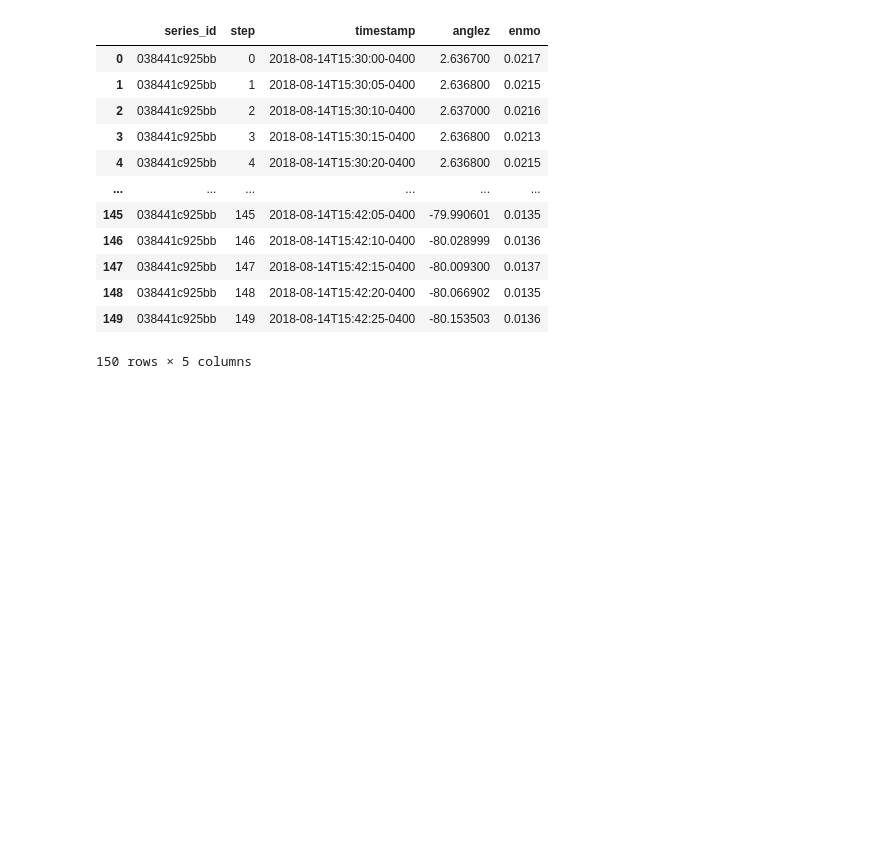
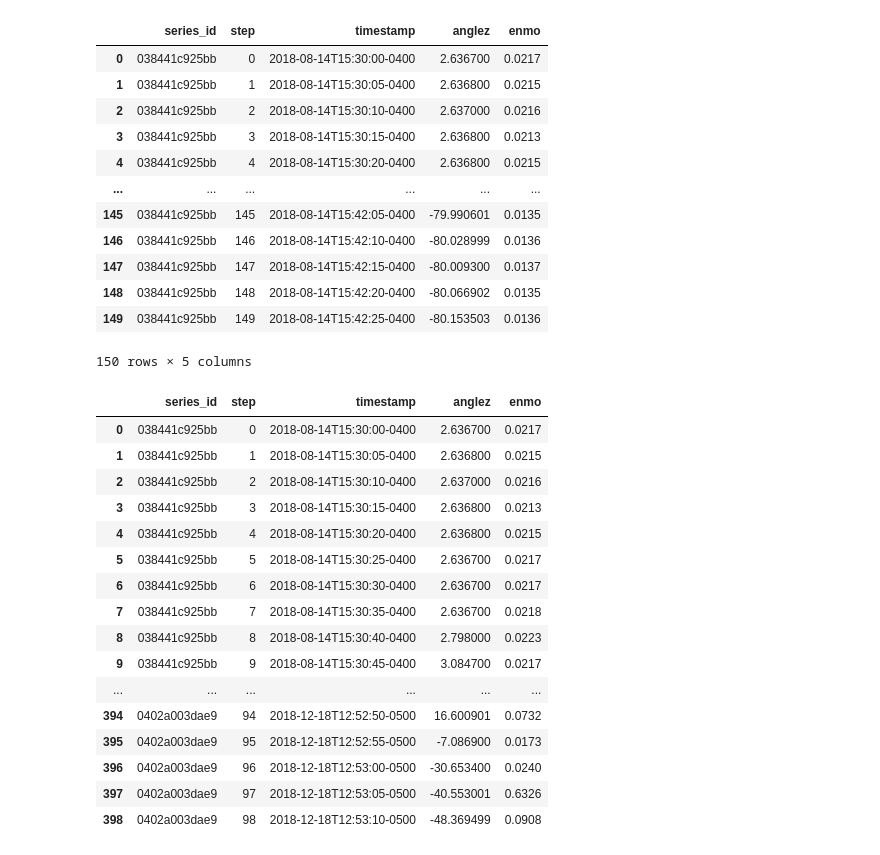
Before and after one commit to blu3crab/DeepPlay2023, a Jupyter notebook: KaggleSleepChallenge/aha-sleep-series-prep.ipynb, the cells around one changed output. Cells and saved outputs as stored; diff of their text form; code cells hidden in the pictures; blank space fills up the shorter version.

Commit message:
DeepAI courses, init KaggleSleepCNN

```diff
--- a/KaggleSleepChallenge/aha-sleep-series-prep.ipynb
+++ b/KaggleSleepChallenge/aha-sleep-series-prep.ipynb
@@ -171,3 +194,30 @@ display(test_series)
 | 148 | 038441c925bb | 148 | 2018-08-14T15:42:20-0400 | -80.066902 | 0.0135 |
 | 149 | 038441c925bb | 149 | 2018-08-14T15:42:25-0400 | -80.153503 | 0.0136 |
 150 rows × 5 columns
+# %%
+parquet_test_series = '/kaggle/input/child-mind-institute-detect-sleep-states/test_series.parquet'
+test_series = pq.read_table(parquet_test_series).to_pandas()
+# test_series = pq.read_table(parquet_test_series,
+#                              filters=[[('series_id', '=', series_id)],]).to_pandas()
+pd.set_option('display.max_columns', None)  # Show all columns
+pd.set_option('display.max_rows', None)  # Show all rows
+
+test_series
+# %% [output]
+|  | series_id | step | timestamp | anglez | enmo |
+| 0 | 038441c925bb | 0 | 2018-08-14T15:30:00-0400 | 2.636700 | 0.0217 |
+| 1 | 038441c925bb | 1 | 2018-08-14T15:30:05-0400 | 2.636800 | 0.0215 |
+| 2 | 038441c925bb | 2 | 2018-08-14T15:30:10-0400 | 2.637000 | 0.0216 |
+| 3 | 038441c925bb | 3 | 2018-08-14T15:30:15-0400 | 2.636800 | 0.0213 |
+| 4 | 038441c925bb | 4 | 2018-08-14T15:30:20-0400 | 2.636800 | 0.0215 |
+| 5 | 038441c925bb | 5 | 2018-08-14T15:30:25-0400 | 2.636700 | 0.0217 |
+| 6 | 038441c925bb | 6 | 2018-08-14T15:30:30-0400 | 2.636700 | 0.0217 |
+| 7 | 038441c925bb | 7 | 2018-08-14T15:30:35-0400 | 2.636700 | 0.0218 |
+| 8 | 038441c925bb | 8 | 2018-08-14T15:30:40-0400 | 2.798000 | 0.0223 |
+| 9 | 038441c925bb | 9 | 2018-08-14T15:30:45-0400 | 3.084700 | 0.0217 |
+| ... | ... | ... | ... | ... | ... |
+| 394 | 0402a003dae9 | 94 | 2018-12-18T12:52:50-0500 | 16.600901 | 0.0732 |
+| 395 | 0402a003dae9 | 95 | 2018-12-18T12:52:55-0500 | -7.086900 | 0.0173 |
+| 396 | 0402a003dae9 | 96 | 2018-12-18T12:53:00-0500 | -30.653400 | 0.0240 |
+| 397 | 0402a003dae9 | 97 | 2018-12-18T12:53:05-0500 | -40.553001 | 0.6326 |
+| 398 | 0402a003dae9 | 98 | 2018-12-18T12:53:10-0500 | -48.369499 | 0.0908 |
```
Also changed, not shown: parts of 4 cells of this notebook, 21 other files.
